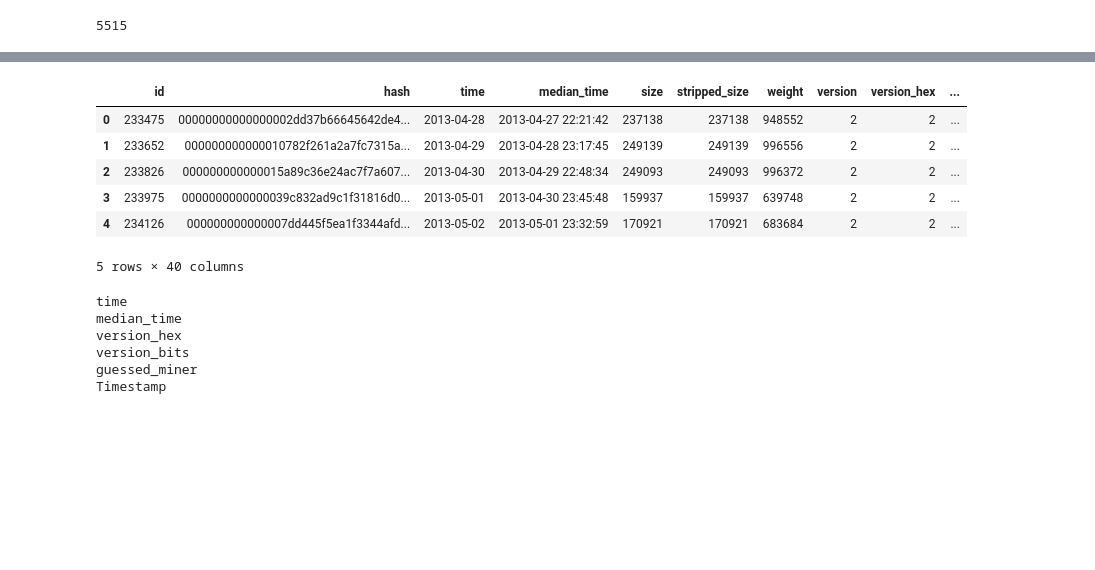
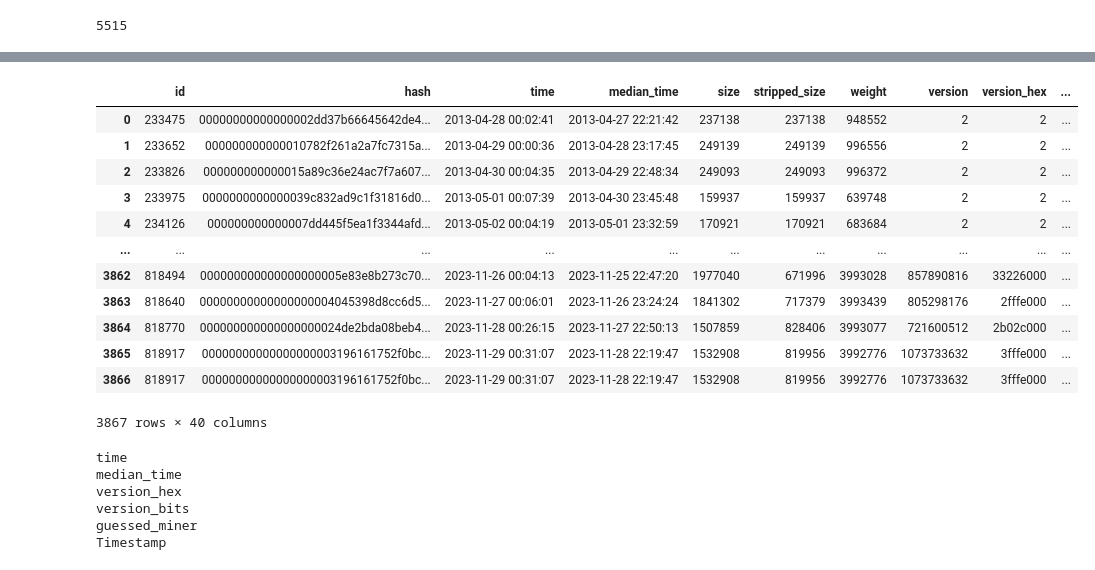
Before and after one commit to zestones/btc-price-prediction, a Jupyter notebook: src/analysis/data_analysis.ipynb, the cells around one changed output, grey strips where cells are left out. Saved outputs shown, nothing was run; the diff lists cells and outputs as text; code cells hidden in the pictures; blank space fills up the shorter version.

```diff
--- a/src/analysis/data_analysis.ipynb
+++ b/src/analysis/data_analysis.ipynb
@@ -35,3 +50,4 @@ blockchair_bitcoin_blocks_20180201.tsv.gz
 # %%
-df.plot(x='time', y='difficulty', kind='line', figsize=(10, 6), rot=45)
+df_price = pd.read_csv("../../data/bitcoin/price/bitcoin_chart.csv")
+df_price.plot(x='Timestamp', y='Price', kind='line', figsize=(10, 6), rot=45)
 # %% [output]
@@ -40,2 +55,0 @@ df.plot(x='time', y='difficulty', kind='line', figsize=(10, 6), rot=45)
-# %%
-df_price = pd.read_csv("../../data/timeseries/coins/bitcoin_chart.csv")
@@ -46,0 +56,5 @@ df_price.plot(x='Timestamp', y='Price', kind='line', figsize=(10, 6), rot=45)
+# %%
+start_date = df_price['Timestamp'].min()
+end_date = df_price['Timestamp'].max()
+
+print(start_date, end_date)
@@ -48,9 +64,11 @@ df_price.plot(x='Timestamp', y='Price', kind='line', figsize=(10, 6), rot=45)
 df['time'] = pd.to_datetime(df['time'])
 low_limit = pd.to_datetime('2013-04-28')
 
-sliced_df = df[df['time'] >= low_limit].copy()
-sliced_df['time'] = sliced_df['time'].dt.date
+sliced_df = df[df['time'] >= start_date].copy()
+sliced_df = sliced_df[sliced_df['time'] <= end_date].copy()
 
-sliced_df.head()
+sliced_df.sort_values(by='Timestamp', inplace=True)
+sliced_df["Timestamp"] = pd.to_datetime(sliced_df['Timestamp']).dt.date
+sliced_df
 # %% [output]
 |  | id | hash | time | median_time | size | stripped_size | weight | version | version_hex | ... |
@@ -73,17 +104,23 @@ df_price.head()
 # %%
 df_price['Timestamp'] = pd.to_datetime(df_price['Timestamp'])
-sliced_df['time'] = pd.to_datetime(sliced_df['time'])
+sliced_df['Timestamp'] = pd.to_datetime(sliced_df['Timestamp'])
 
-merged_df = pd.merge_asof(sliced_df, df_price, left_on='time', right_on='Timestamp')
-merged_df.head()
+merged_df = pd.merge(sliced_df, df_price, on='Timestamp', how='inner')
+merged_df
 # %% [output]
 |  | id | hash | time | median_time | size | stripped_size | weight | version | version_hex | ... |
-| 0 | 233475 | 00000000000000002dd37b66645642de4... | 2013-04-28 | 2013-04-27 22:21:42 | 237138 | 237138 | 948552 | 2 | 2 | ... |
-| 1 | 233652 | 000000000000010782f261a2a7fc7315a... | 2013-04-29 | 2013-04-28 23:17:45 | 249139 | 249139 | 996556 | 2 | 2 | ... |
-| 2 | 233826 | 000000000000015a89c36e24ac7f7a607... | 2013-04-30 | 2013-04-29 22:48:34 | 249093 | 249093 | 996372 | 2 | 2 | ... |
-| 3 | 233975 | 0000000000000039c832ad9c1f31816d0... | 2013-05-01 | 2013-04-30 23:45:48 | 159937 | 159937 | 639748 | 2 | 2 | ... |
-| 4 | 234126 | 000000000000007dd445f5ea1f3344afd... | 2013-05-02 | 2013-05-01 23:32:59 | 170921 | 170921 | 683684 | 2 | 2 | ... |
+| 0 | 233475 | 00000000000000002dd37b66645642de4... | 2013-04-28 00:02:41 | 2013-04-27 22:21:42 | 237138 | 237138 | 948552 | 2 | 2 | ... |
+| 1 | 233652 | 000000000000010782f261a2a7fc7315a... | 2013-04-29 00:00:36 | 2013-04-28 23:17:45 | 249139 | 249139 | 996556 | 2 | 2 | ... |
+| 2 | 233826 | 000000000000015a89c36e24ac7f7a607... | 2013-04-30 00:04:35 | 2013-04-29 22:48:34 | 249093 | 249093 | 996372 | 2 | 2 | ... |
+| 3 | 233975 | 0000000000000039c832ad9c1f31816d0... | 2013-05-01 00:07:39 | 2013-04-30 23:45:48 | 159937 | 159937 | 639748 | 2 | 2 | ... |
+| 4 | 234126 | 000000000000007dd445f5ea1f3344afd... | 2013-05-02 00:04:19 | 2013-05-01 23:32:59 | 170921 | 170921 | 683684 | 2 | 2 | ... |
+| ... | ... | ... | ... | ... | ... | ... | ... | ... | ... | ... |
+| 3862 | 818494 | 000000000000000000005e83e8b273c70... | 2023-11-26 00:04:13 | 2023-11-25 22:47:20 | 1977040 | 671996 | 3993028 | 857890816 | 33226000 | ... |
+| 3863 | 818640 | 00000000000000000004045398d8cc6d5... | 2023-11-27 00:06:01 | 2023-11-26 23:24:24 | 1841302 | 717379 | 3993439 | 805298176 | 2fffe000 | ... |
+| 3864 | 818770 | 000000000000000000024de2bda08beb4... | 2023-11-28 00:26:15 | 2023-11-27 22:50:13 | 1507859 | 828406 | 3993077 | 721600512 | 2b02c000 | ... |
+| 3865 | 818917 | 00000000000000000003196161752f0bc... | 2023-11-29 00:31:07 | 2023-11-28 22:19:47 | 1532908 | 819956 | 3992776 | 1073733632 | 3fffe000 | ... |
+| 3866 | 818917 | 00000000000000000003196161752f0bc... | 2023-11-29 00:31:07 | 2023-11-28 22:19:47 | 1532908 | 819956 | 3992776 | 1073733632 | 3fffe000 | ... |
-5 rows × 40 columns
+3867 rows × 40 columns
 # %%
 def hash_to_int(hash_string):
     return int(hash_string, 16)
```
Also changed, not shown: parts of 11 cells of this notebook, 8 other files.
